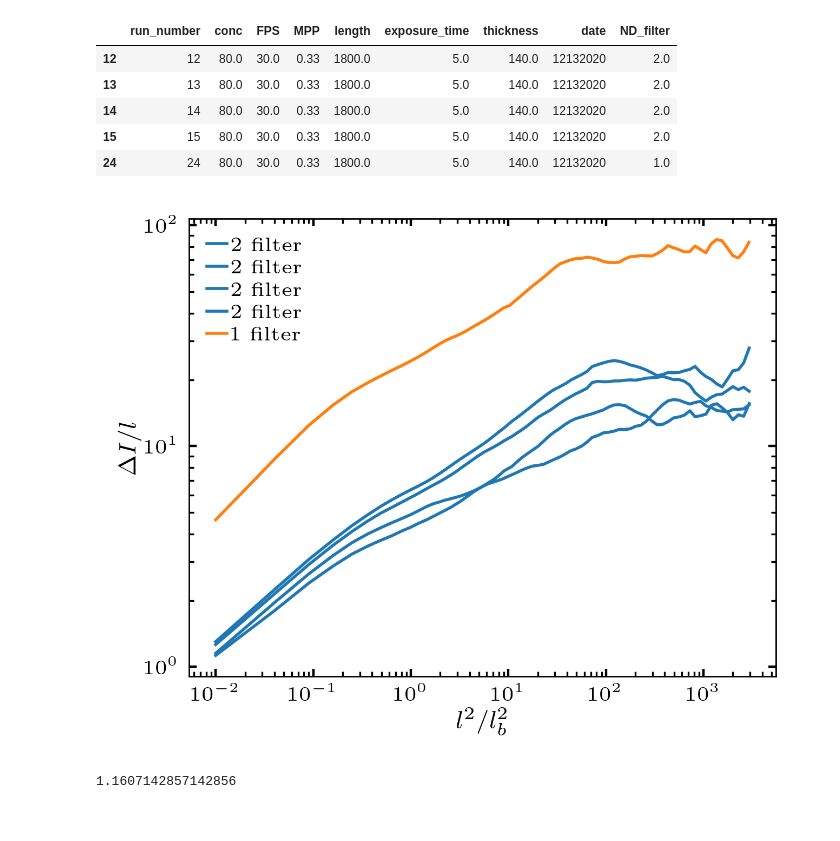
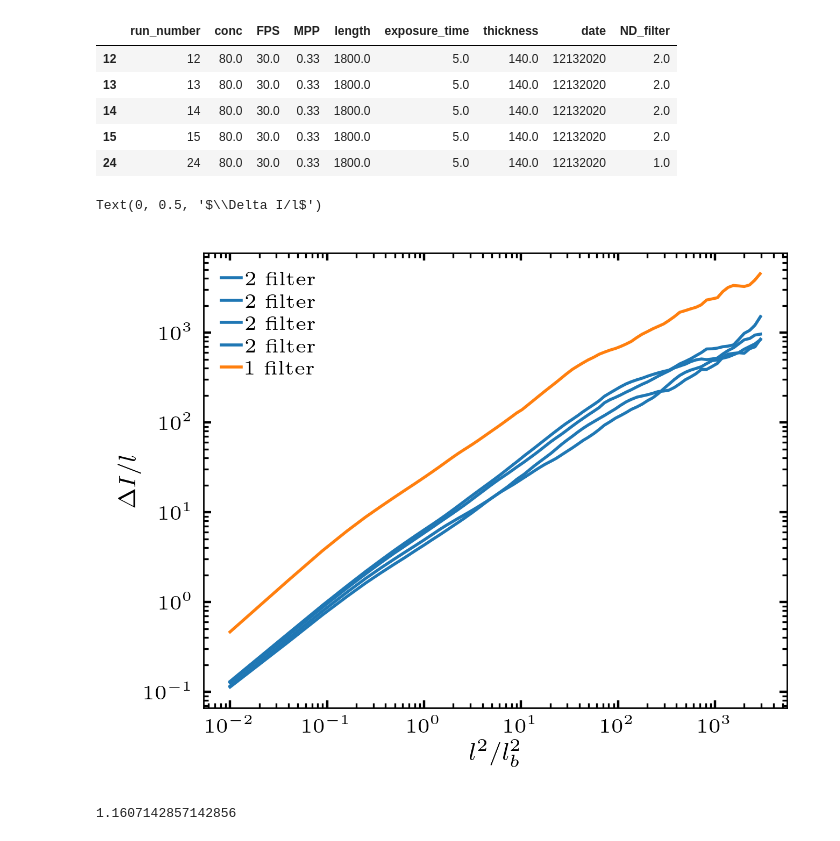
Before and after one commit to ZLoverty/Python, a Jupyter notebook: Correlation/src/GNF-normalizations.ipynb, the cells around one changed output. Drawn from its saved outputs; the diff is of its cells as text; code cells hidden in the pictures.

```diff
--- a/Correlation/src/GNF-normalizations.ipynb
+++ b/Correlation/src/GNF-normalizations.ipynb
@@ -875,14 +875,14 @@ for c in log_1213_2f['conc'].drop_duplicates():
 fig, ax = plt.subplots(figsize=(3.5, 2.8))
 for kw in master:
     if kw != '100':
-        ax.plot(master.index, master[kw],
+        ax.plot(master.index, master[kw]*master.index**0.5,
                 color=wowcolor(color_dict[str(int(kw))]), label='{:.1f}'.format(int(kw)*n0_to_vf))
 ax.legend(ncol=2)
 ax.loglog()
-ax.set_ylim([0.9, 40])
+# ax.set_ylim([0.9, 40])
 ax.set_xlabel('$l^2/l_b^2$')
 ax.set_ylabel('$\Delta I/l$')
 
-fig.savefig(os.path.join(data_master_dir,
-                        r'Research projects\DF\Figures\technical-details\GNF-normalization\same-illumination.pdf'))
+# fig.savefig(os.path.join(data_master_dir,
+#                         r'Research projects\DF\Figures\technical-details\GNF-normalization\same-illumination.pdf'))
 # %% [output]
@@ -930,21 +931,22 @@ for c in log['conc'].drop_duplicates():
 # %%
 fig, ax = plt.subplots(figsize=(3.5, 2.8))
 for kw in conc_df:
     if int(kw) < 16:
-        ax.plot(conc_df[kw].dropna(),
+        ax.plot((conc_df[kw]*conc_df.index**0.5).dropna(),
                label=r'2 filter', lw=1, color=bestcolor(0))
     else:
-        ax.plot(conc_df[kw].dropna(),
+        ax.plot((conc_df[kw]*conc_df.index**0.5).dropna(),
                label=r'1 filter', lw=1, color=bestcolor(1))
 ax.legend()
 ax.loglog()
 ax.set_xlabel('$l^2/l_b^2$')
 ax.set_ylabel('$\Delta I/l$')
 
-fig.savefig(os.path.join(data_master_dir,
-                        r'Research projects\DF\Figures\technical-details\GNF-normalization\different-filters.pdf'))
+# fig.savefig(os.path.join(data_master_dir,
+#                         r'Research projects\DF\Figures\technical-details\GNF-normalization\different-filters.pdf'))
 # %% [output]
+Text(0, 0.5, '$\\Delta I/l$')
-[figure, old version]
+[figure, new version]
 # %%
 1.3/1.12
 # %% [output]
```
Also changed, not shown: parts of 1 cell of this notebook.
